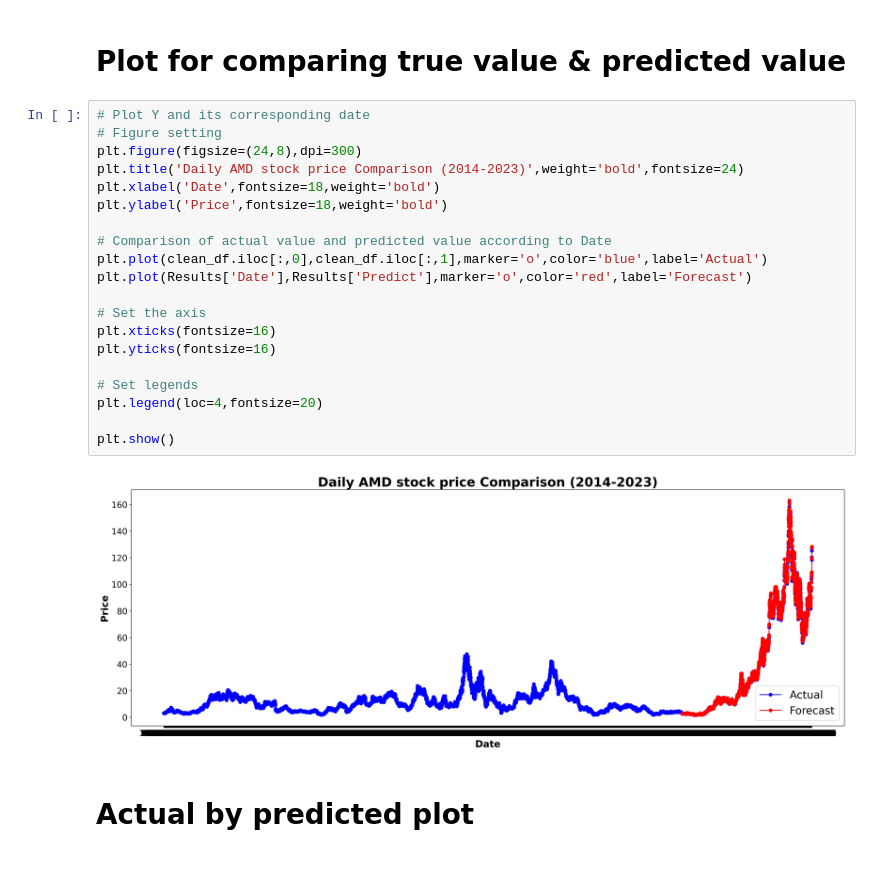
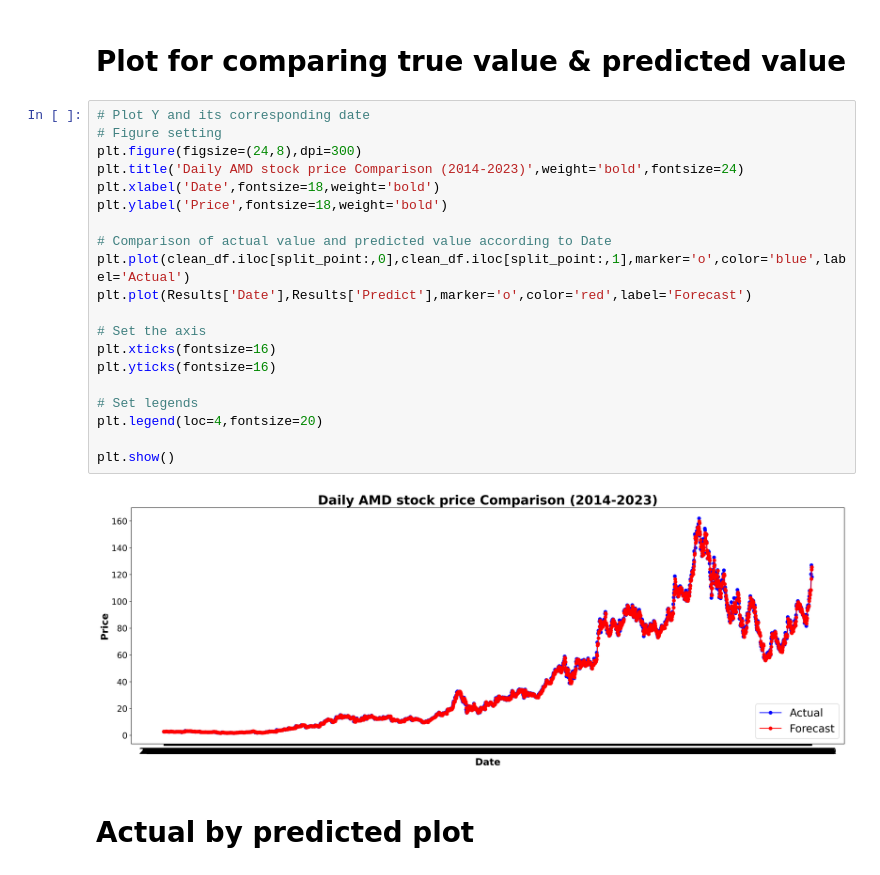
Before and after one commit to nelson40514/fjcu-dl-final-group1, a Jupyter notebook: final_DNN_regression.ipynb, the cells around one changed output. Drawn from its saved outputs; the diff is of its cells as text.

```diff
--- a/final_DNN_regression.ipynb
+++ b/final_DNN_regression.ipynb
@@ -640,25 +674,25 @@ RRSE: 0.052
 # %%
 # Plot Y and its corresponding date
 # Figure setting
 plt.figure(figsize=(24,8),dpi=300)
 plt.title('Daily AMD stock price Comparison (2014-2023)',weight='bold',fontsize=24)
 plt.xlabel('Date',fontsize=18,weight='bold')
 plt.ylabel('Price',fontsize=18,weight='bold')
 
 # Comparison of actual value and predicted value according to Date
-plt.plot(clean_df.iloc[:,0],clean_df.iloc[:,1],marker='o',color='blue',label='Actual')
+plt.plot(clean_df.iloc[split_point:,0],clean_df.iloc[split_point:,1],marker='o',color='blue',label='Actual')
 plt.plot(Results['Date'],Results['Predict'],marker='o',color='red',label='Forecast')
 
 # Set the axis
 plt.xticks(fontsize=16)
 plt.yticks(fontsize=16)
 
 # Set legends
 plt.legend(loc=4,fontsize=20)
 
 plt.show()
 # %% [output]
-[figure, old version]
+[figure, new version]
 # %% [markdown]
 # Actual by predicted plot
 # %%
```
Also changed, not shown: parts of 20 cells of this notebook, 3 other files.
